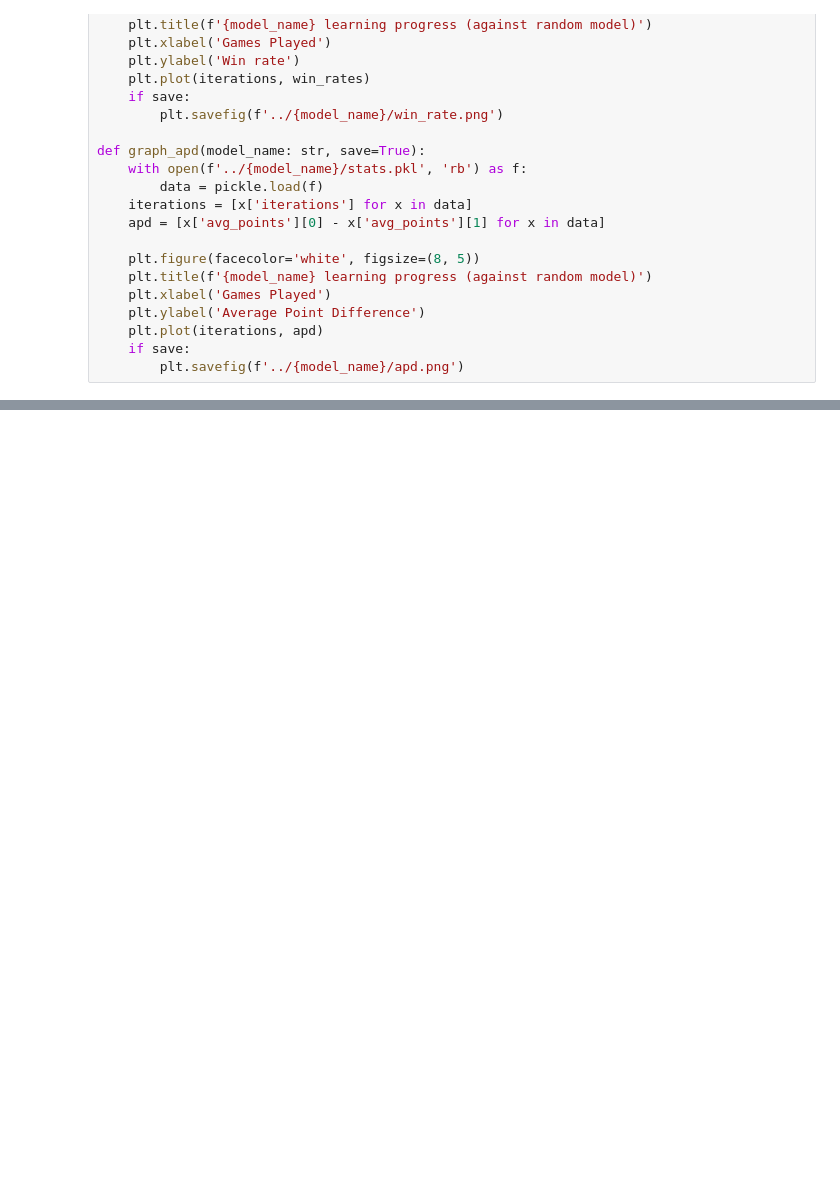
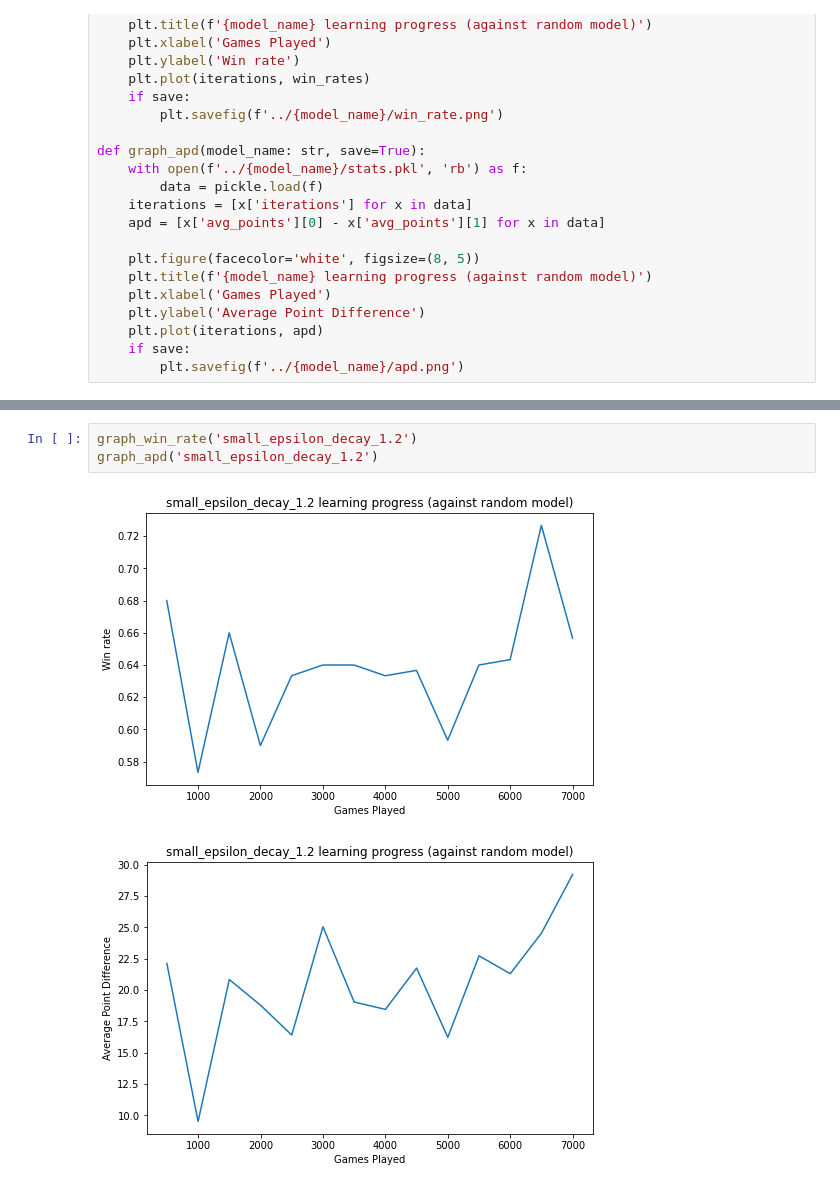
Before and after one commit to yanlai00/shengji_plus, a Jupyter notebook: analysis/plots.ipynb, the cells around one changed output, grey strips where cells are left out. Cells and saved outputs as stored; diff of their text form; blank space fills up the shorter version.

```diff
--- a/analysis/plots.ipynb
+++ b/analysis/plots.ipynb
@@ -37 +43,7 @@ graph_win_rate('small')
+# %%
+graph_win_rate('small_epsilon_decay_1.2')
+graph_apd('small_epsilon_decay_1.2')
+# %% [output]
+[figure, added]
+[figure, added]
 # %%
```
Also changed, not shown: parts of 5 cells of this notebook, 13 other files.
